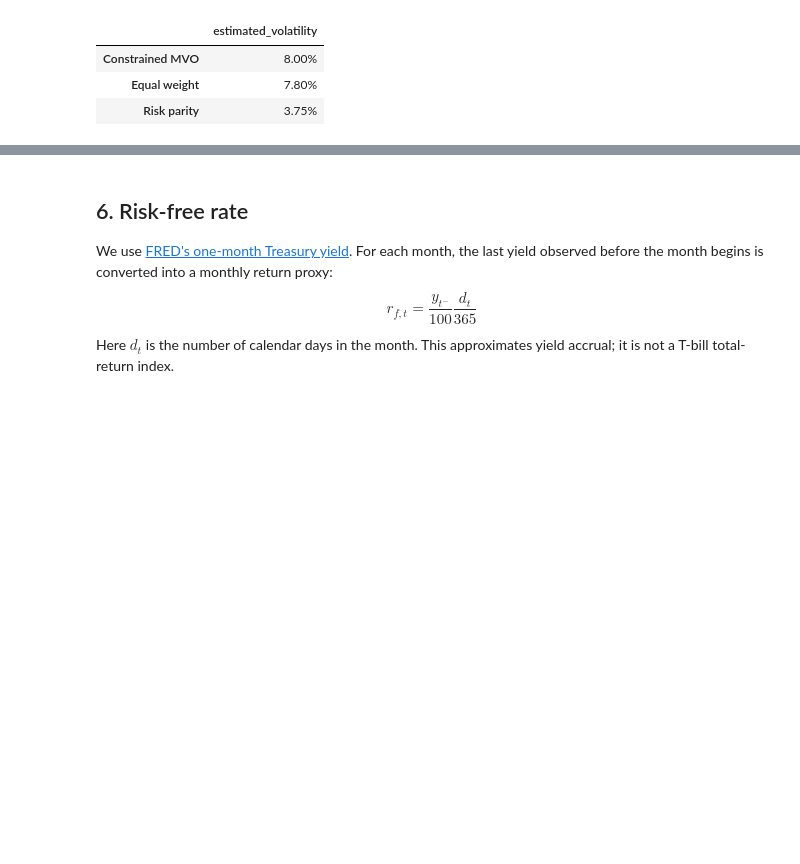
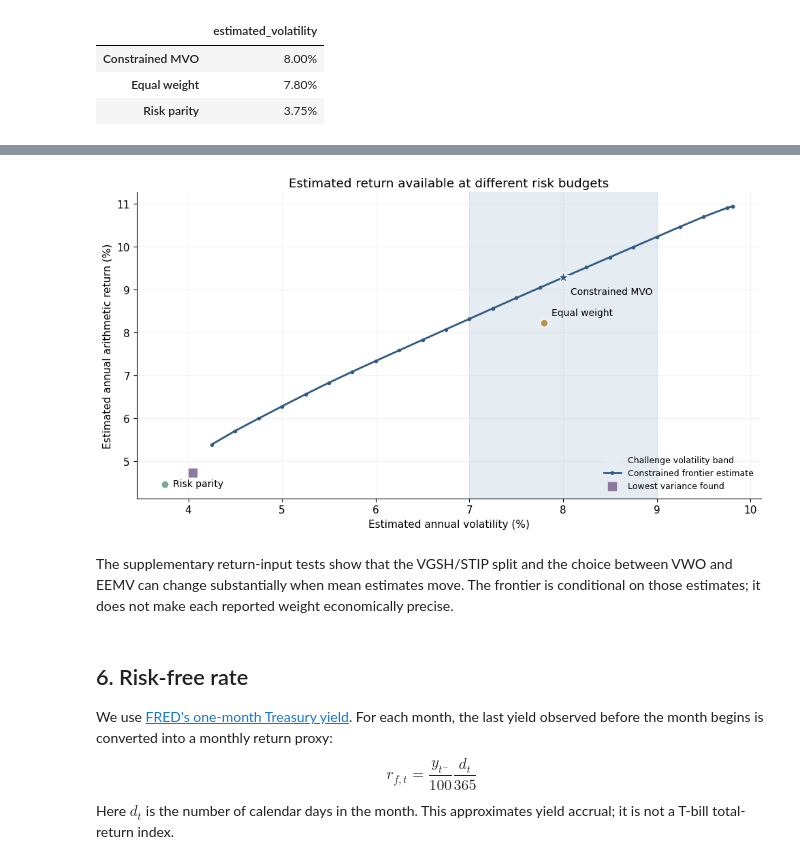
Before and after one commit to kybeka/meridian-capital, a Jupyter notebook: research/round-1/round1_analysis.ipynb, the cells around one changed output, grey strips where cells are left out. Saved outputs shown, nothing was run; the diff lists cells and outputs as text; code cells hidden in the pictures; blank space fills up the shorter version.

Commit message:
feat(research): add frontier sensitivity and stress analyses

```diff
--- a/research/round-1/round1_analysis.ipynb
+++ b/research/round-1/round1_analysis.ipynb
@@ -446,3 +558,31 @@ display(benchmark_volatility.to_frame().style.format("{:.2%}"))
+# %%
+successful_frontier = frontier.loc[frontier["status"] == "solution_found"].copy()
+successful_frontier = successful_frontier.sort_values(["estimated_volatility", "estimated_return"])
+frontier_curve = successful_frontier.drop_duplicates("estimated_return", keep="first")
+figure, axis = plt.subplots(figsize=(10, 5.5))
+axis.axvspan(7, 9, color="#e5edf3", label="Challenge volatility band")
+axis.plot(frontier_curve["estimated_volatility"] * 100, frontier_curve["estimated_return"] * 100,
+          color="#315b83", lw=2, marker=".", label="Constrained frontier estimate")
+axis.scatter(minimum_risk_found * 100, float(study_means @ minimum_risk_weights) * 100,
+             marker="s", s=65, color="#8b7a9d", zorder=4, label="Lowest variance found")
+for name, weights in benchmark_weights.items():
+    full_weights = pd.Series(weights, index=held_assets).reindex(ASSETS, fill_value=0).to_numpy()
+    point_volatility = portfolio_volatility(full_weights, study_covariance) * 100
+    point_return = float(study_means @ full_weights) * 100
+    color = {"Constrained MVO": "#315b83", "Equal weight": "#bd904d", "Risk parity": "#78a69b"}[name]
+    axis.scatter(point_volatility, point_return, marker="*" if name == "Constrained MVO" else "o",
+                  s=170 if name == "Constrained MVO" else 65, color=color, edgecolor="white", zorder=5)
+    offset = (8, -2) if name == "Risk parity" else ((8, -18) if name == "Constrained MVO" else (8, 8))
+    axis.annotate(name, (point_volatility, point_return), xytext=offset, textcoords="offset points", fontsize=10)
+axis.set(title="Estimated return available at different risk budgets", xlabel="Estimated annual volatility (%)",
+         ylabel="Estimated annual arithmetic return (%)")
+axis.grid(alpha=0.15)
+axis.legend(frameon=False, fontsize=9, loc="lower right")
+save_chart(figure, "efficient_frontier")
+# %% [output]
+[figure, added]
+# %% [markdown]
+The supplementary return-input tests show that the VGSH/STIP split and the choice between VWO and EEMV can change substantially when mean estimates move. The frontier is conditional on those estimates; it does not make each reported weight economically precise.
 # %% [markdown]
 ## 6. Risk-free rate
 
```
Also changed, not shown: parts of 11 cells of this notebook, 30 other files.
